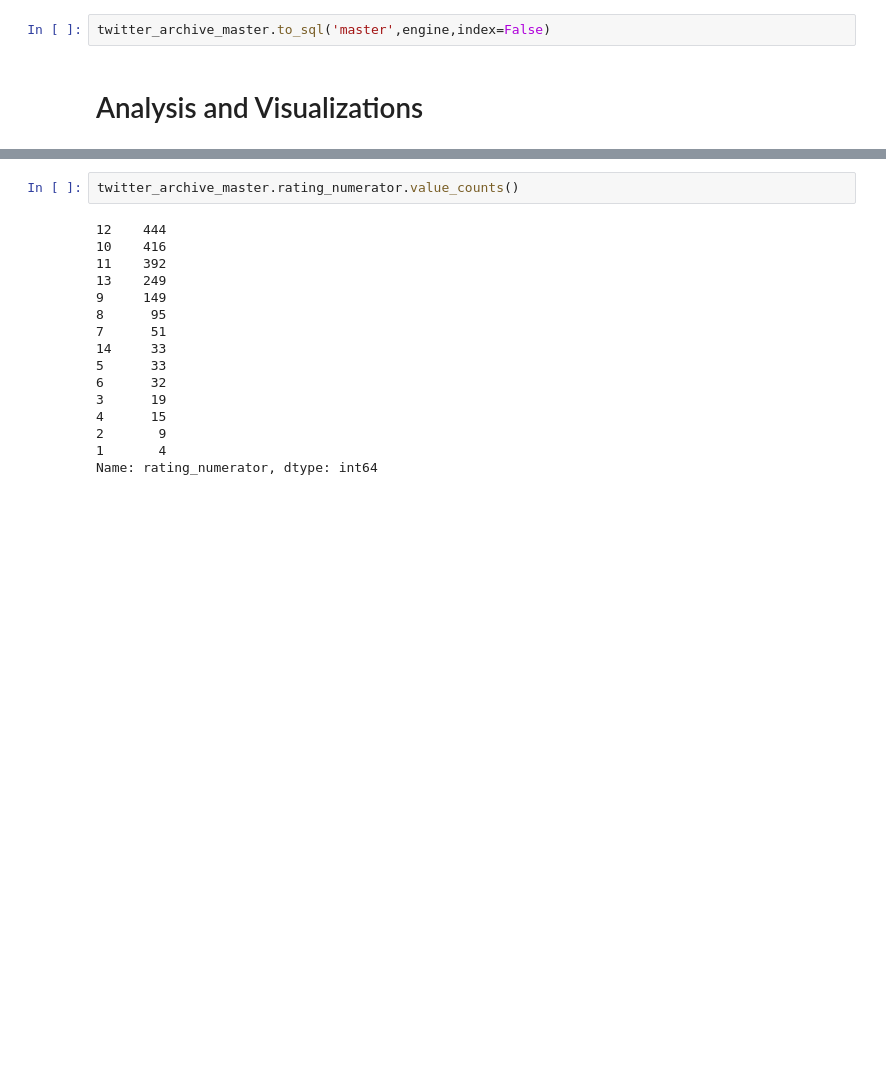
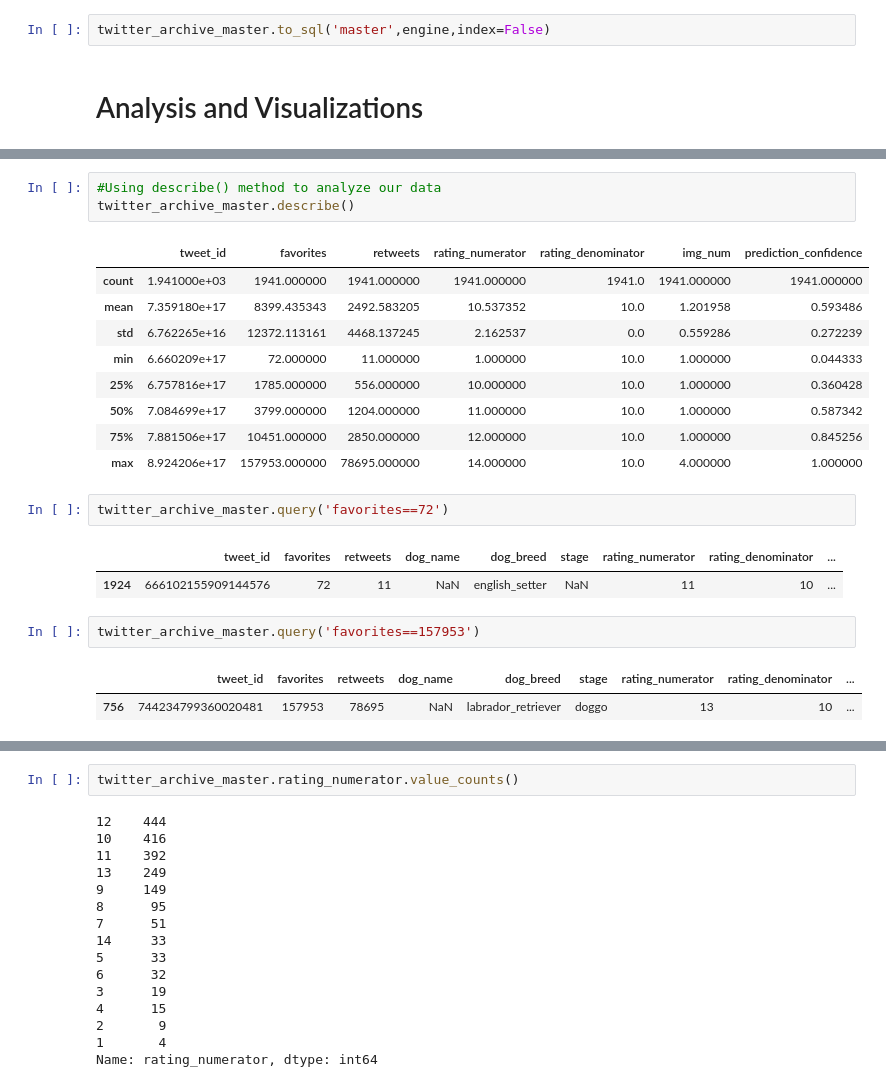
Before and after one commit to CherifArsanious/wrangle-and-analyze-data-project, a Jupyter notebook: wrangle_act.ipynb, the cells around one changed output, grey strips where cells are left out. Saved outputs shown, nothing was run; the diff lists cells and outputs as text; blank space fills up the shorter version.

```diff
--- a/wrangle_act.ipynb
+++ b/wrangle_act.ipynb
@@ -794,0 +820,23 @@ twitter_archive_master.to_sql('master',engine,index=False)
+# %%
+#Using describe() method to analyze our data
+twitter_archive_master.describe()
+# %% [output]
+|  | tweet_id | favorites | retweets | rating_numerator | rating_denominator | img_num | prediction_confidence |
+| count | 1.941000e+03 | 1941.000000 | 1941.000000 | 1941.000000 | 1941.0 | 1941.000000 | 1941.000000 |
+| mean | 7.359180e+17 | 8399.435343 | 2492.583205 | 10.537352 | 10.0 | 1.201958 | 0.593486 |
+| std | 6.762265e+16 | 12372.113161 | 4468.137245 | 2.162537 | 0.0 | 0.559286 | 0.272239 |
+| min | 6.660209e+17 | 72.000000 | 11.000000 | 1.000000 | 10.0 | 1.000000 | 0.044333 |
+| 25% | 6.757816e+17 | 1785.000000 | 556.000000 | 10.000000 | 10.0 | 1.000000 | 0.360428 |
+| 50% | 7.084699e+17 | 3799.000000 | 1204.000000 | 11.000000 | 10.0 | 1.000000 | 0.587342 |
+| 75% | 7.881506e+17 | 10451.000000 | 2850.000000 | 12.000000 | 10.0 | 1.000000 | 0.845256 |
+| max | 8.924206e+17 | 157953.000000 | 78695.000000 | 14.000000 | 10.0 | 4.000000 | 1.000000 |
+# %%
+twitter_archive_master.query('favorites==72')
+# %% [output]
+|  | tweet_id | favorites | retweets | dog_name | dog_breed | stage | rating_numerator | rating_denominator | ... |
+| 1924 | 666102155909144576 | 72 | 11 | NaN | english_setter | NaN | 11 | 10 | ... |
+# %%
+twitter_archive_master.query('favorites==157953')
+# %% [output]
+|  | tweet_id | favorites | retweets | dog_name | dog_breed | stage | rating_numerator | rating_denominator | ... |
+| 756 | 744234799360020481 | 157953 | 78695 | NaN | labrador_retriever | doggo | 13 | 10 | ... |
```
Also changed, not shown: parts of 20 cells of this notebook.
